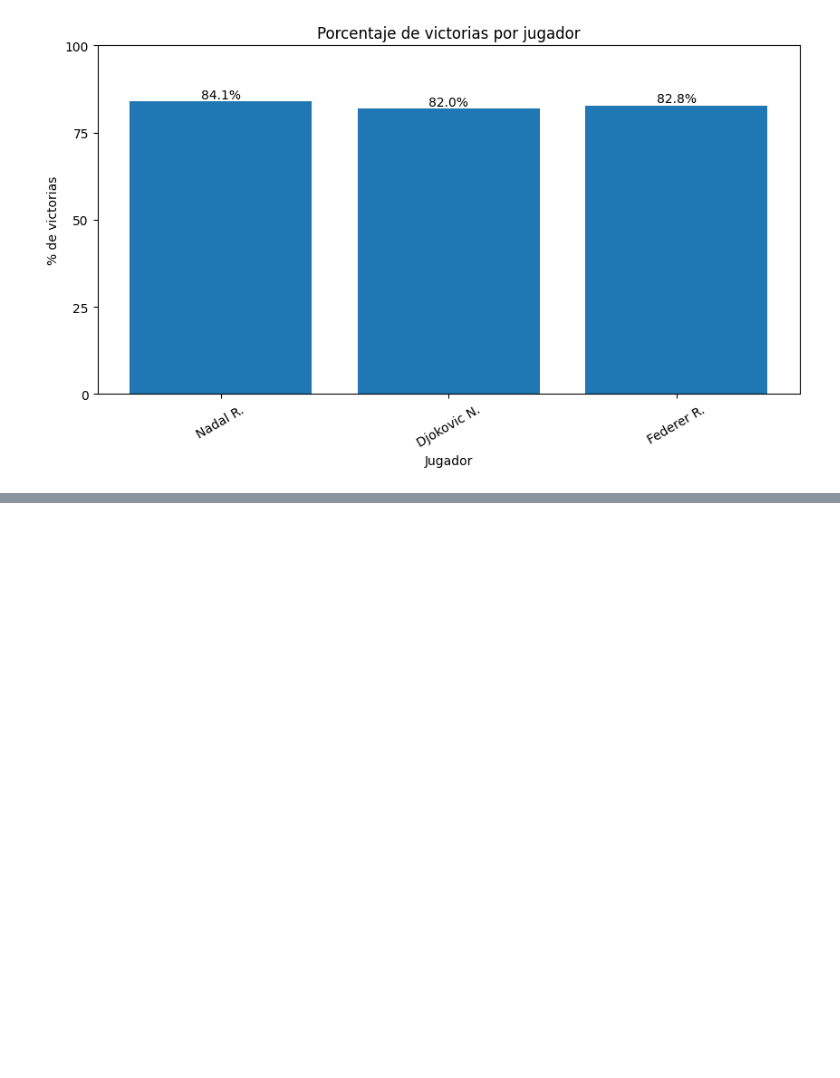
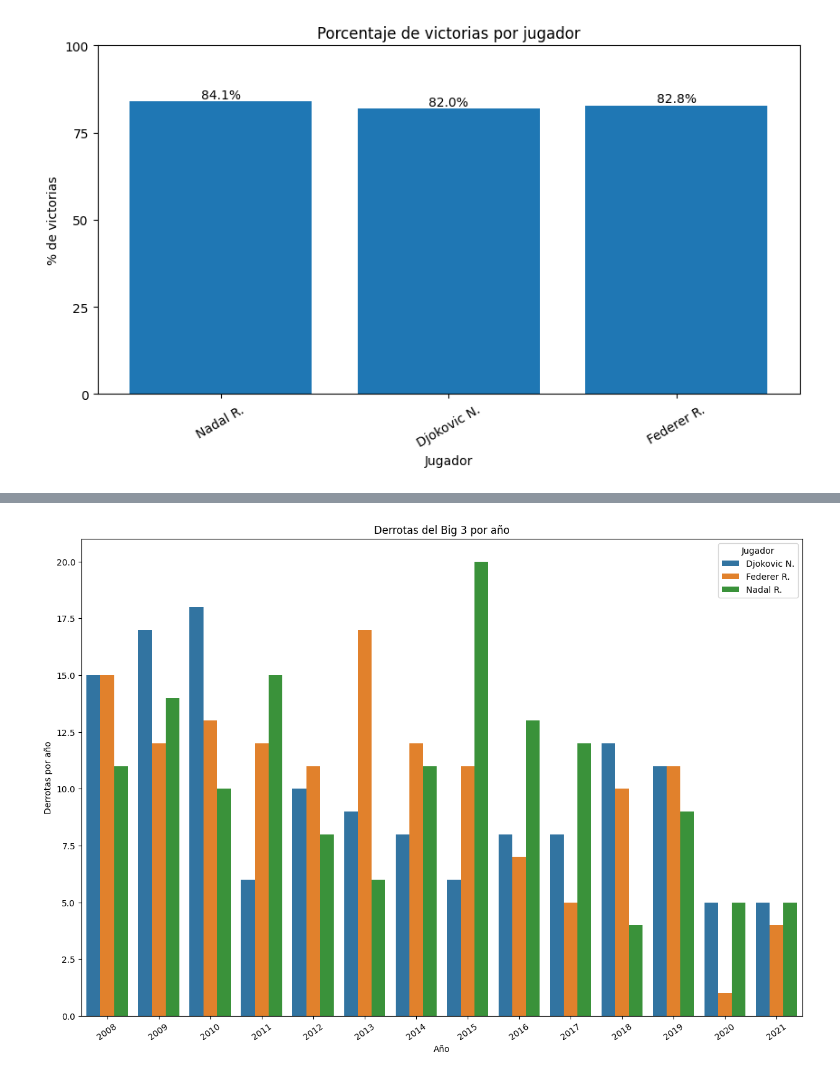
Before and after one commit to legabrielo/Tennis, a Jupyter notebook: tennis.ipynb, the cells around one changed output, grey strips where cells are left out. Cells and saved outputs as stored; diff of their text form; code cells hidden in the pictures; blank space fills up the shorter version.

```diff
--- a/tennis.ipynb
+++ b/tennis.ipynb
@@ -362,0 +427,5 @@ plt.show()
+# %%
+lc = b3L.groupby(['Año', 'Loser'])[['ATP']].count().reset_index()
+lc = lc.rename(columns={'Loser': 'Jugador',
+                        'ATP':'Losses'})
+lc.head()
@@ -362,0 +452,13 @@ plt.show()
+# %%
+# Creamos n gráfico para ver las derrotas por año
+
+plt.figure(figsize=(15,10))
+sns.barplot(data = lc,
+              x = 'Año',
+              y= 'Losses',
+              hue= 'Jugador')
+plt.xticks(rotation= 35)
+plt.ylabel('Derrotas por año')
+plt.title('Derrotas del Big 3 por año');
+# %% [output]
+[figure, added]
```
Also changed, not shown: parts of 17 cells of this notebook.
